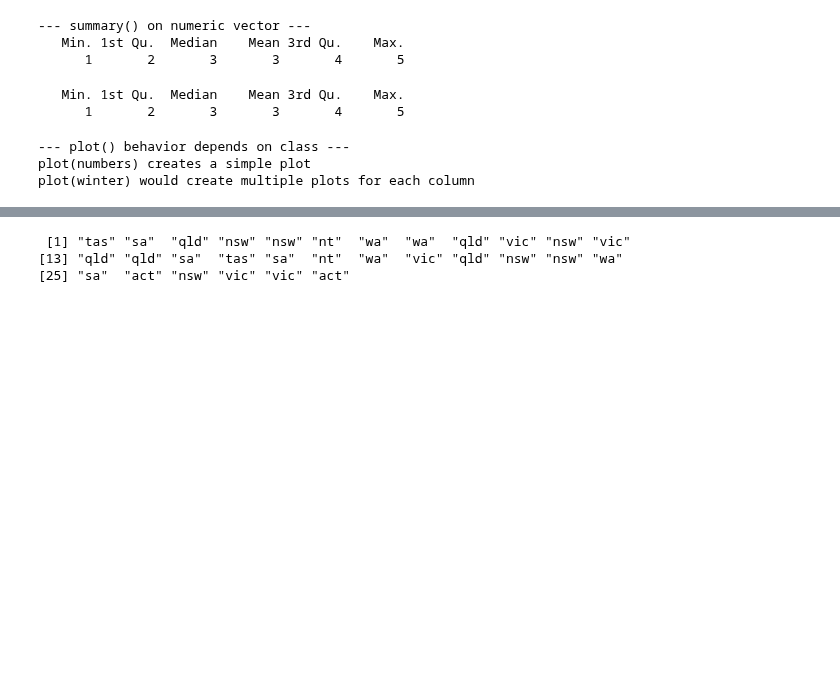
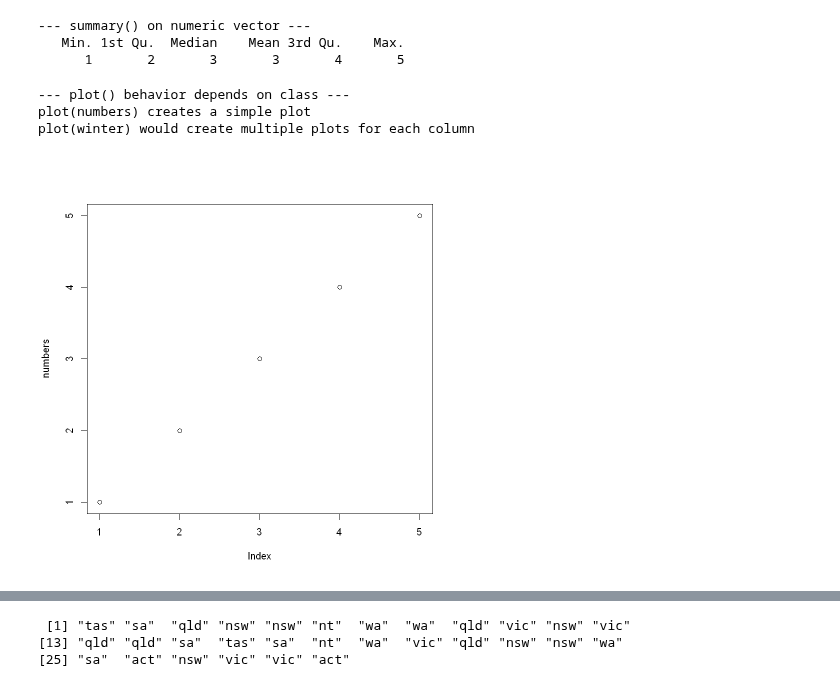
Before and after one commit to qslia/R_Practice, a Jupyter notebook: notebooks/basic.ipynb, the cells around one changed output, grey strips where cells are left out. Cells and saved outputs as stored; diff of their text form; code cells hidden in the pictures; blank space fills up the shorter version.

```diff
--- a/notebooks/basic.ipynb
+++ b/notebooks/basic.ipynb
@@ -389,6 +395,7 @@ print(summary(winter))
                     3rd Qu.:-1.500
                     Max.   :-1.000
 # %%
+numbers <- c(1, 2, 3, 4, 5)
 numbers
 # %% [output]
 [1] 1 2 3 4 5
@@ -399,11 +406,6 @@ print(summary(numbers))
 --- summary() on numeric vector ---
    Min. 1st Qu.  Median    Mean 3rd Qu.    Max.
       1       2       3       3       4       5
-# %%
-summary(numbers)
-# %% [output]
-   Min. 1st Qu.  Median    Mean 3rd Qu.    Max.
-      1       2       3       3       4       5
 # %%
 cat("\n--- plot() behavior depends on class ---\n")
 cat("plot(numbers) creates a simple plot\n")
@@ -412,3 +414,7 @@ cat("plot(winter) would create multiple plots for each column\n")
 --- plot() behavior depends on class ---
 plot(numbers) creates a simple plot
 plot(winter) would create multiple plots for each column
+# %%
+plot(numbers)
+# %% [output]
+[figure, added]
```
Also changed, not shown: parts of 19 cells of this notebook.
